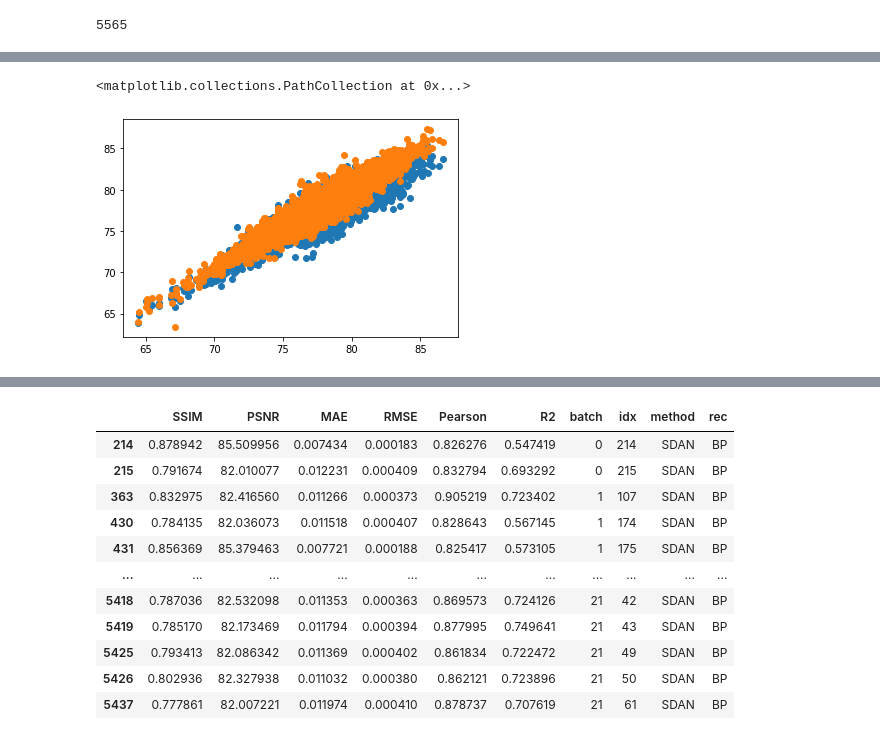
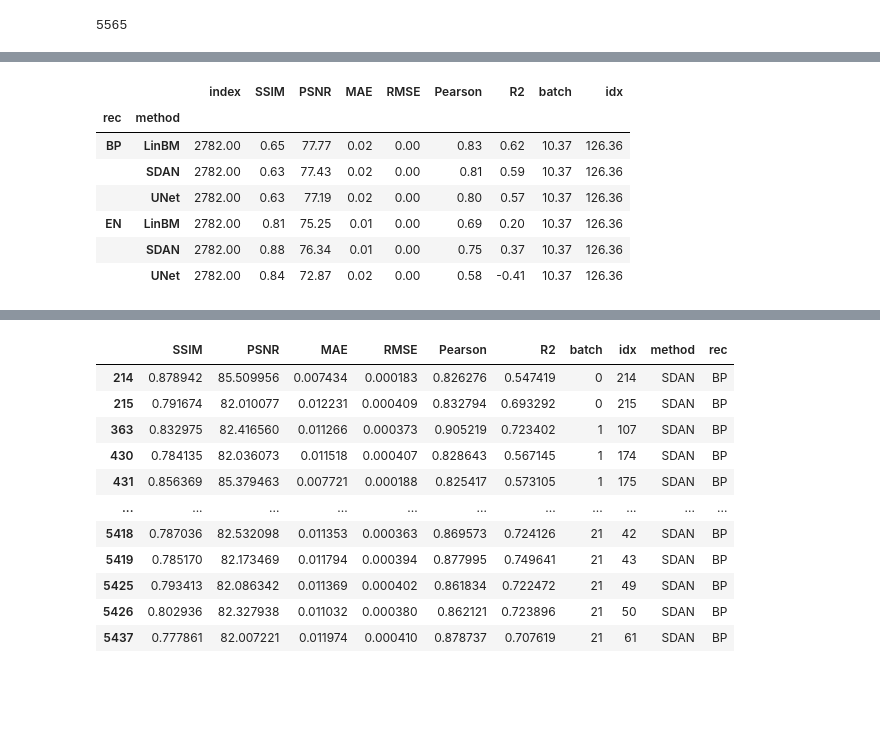
Before and after one commit to klanita/sigoat, a Jupyter notebook: table-olddata.ipynb, the cells around one changed output, grey strips where cells are left out. Cells and saved outputs as stored; diff of their text form; code cells hidden in the pictures; blank space fills up the shorter version.

```diff
--- a/table-olddata.ipynb
+++ b/table-olddata.ipynb
@@ -179,6 +189,7 @@ def get_images(i, batch, plot=False, fname=None):
     gt_lin_bp = np.rot90(scale(linear_GT_bp[batch*256+i], qualtile_clip=False))[:, ::-1]
 
     unet_bp = np.rot90(scale(unet[batch*256+i], qualtile_clip=False))[:, ::-1]
+    unet_en_sample = np.rot90(scale(unet_en[batch*256+i], qualtile_clip=False))[:, ::-1]
 
     en = scale(np.rot90(rec_en[i])[:, ::-1])
     bp = scale(np.rot90(rec_bp[i])[:, ::-1])
@@ -203,6 +214,7 @@ def get_images(i, batch, plot=False, fname=None):
         # axs[0, 2].set_title('BP')
 
         axs[0, 3].imshow(unet_bp, cmap='gray', vmin=-0.2, vmax=1.2)
+        axs[1, 3].imshow(unet_en_sample, cmap='gray', vmin=-0.2, vmax=1.2)
         # axs[0, 3].set_title('UNet')
 
         for i in range(2):
@@ -223,8 +235,9 @@ def get_images(i, batch, plot=False, fname=None):
     metrics_lin_bp = get_metrics(gt_bp, gt_lin_bp, i, batch)
     metrics_bp = get_metrics(gt_bp, bp, i, batch)
     metrics_unet = get_metrics(gt_bp, unet_bp, i, batch)
+    metrics_unet_en = get_metrics(gt_en, unet_en_sample, i, batch)
 
-    return metrics_en, metrics_bp, metrics_lin_bp, metrics_lin_en, metrics_unet
+    return metrics_en, metrics_bp, metrics_lin_bp, metrics_lin_en, metrics_unet, metrics_unet_en
 
 
 idx = 1341
@@ -278,8 +282,10 @@ metrics_bp_total = {'SSIM': [], 'PSNR': [], 'MAE': [], 'RMSE': [], 'Pearson': []
 metrics_lin_bp_total = {'SSIM': [], 'PSNR': [], 'MAE': [], 'RMSE': [], 'Pearson': [], 'R2': [], 'batch': [], 'idx': []}
 metrics_lin_en_total = {'SSIM': [], 'PSNR': [], 'MAE': [], 'RMSE': [], 'Pearson': [], 'R2': [], 'batch': [], 'idx': []}
 metrics_unet_total = {'SSIM': [], 'PSNR': [], 'MAE': [], 'RMSE': [], 'Pearson': [], 'R2': [], 'batch': [], 'idx': []}
+metrics_unet_en_total = {'SSIM': [], 'PSNR': [], 'MAE': [], 'RMSE': [], 'Pearson': [], 'R2': [], 'batch': [], 'idx': []}
 
-n_batches = 22
+# n_batches = 22
+n_batches = 4
 for batch in range(n_batches):
 # batch = np.random.choice(n_batches)
     file_input = f'{folder_rec}/Reconstructions/real_{batch}_multi_signal_with_RC/real_{batch}_multi_signal_with_RC.h5'
@@ -287,18 +293,23 @@ for batch in range(n_batches):
     rec_bp = rec['BackProjection']
     rec_en = rec['ElasticNet 1e-5']
     n = rec_en.shape[0]
-    # n = 256
+    # n = 3
     pbar = tqdm(range(n))
     for i in pbar:
-        metrics_en, metrics_bp, metrics_lin_bp, metrics_lin_en, metrics_unet = get_images(i, batch, False)
+        metrics_en, metrics_bp, metrics_lin_bp, metrics_lin_en, metrics_unet, metrics_unet_en = get_images(i, batch, False)
         for k in metrics_en:
             metrics_en_total[k].append(metrics_en[k])
             metrics_bp_total[k].append(metrics_bp[k])
             metrics_lin_bp_total[k].append(metrics_lin_bp[k])
             metrics_lin_en_total[k].append(metrics_lin_en[k])
             metrics_unet_total[k].append(metrics_unet[k])
-        pbar.set_description(f"[{batch}]: SSIM_en={np.mean(metrics_en_total['SSIM']):.2f}, \
-            SSIM_bm_en={np.mean(metrics_lin_en_total['SSIM']):.2f}, \
-                SSIM_bp={np.mean(metrics_bp_total['SSIM']):.2f}, \
-                    SSIM_unet={np.mean(metrics_unet_total['SSIM']):.2f}, \
-                        SSIM_bm_bp={np.mean(metrics_lin_bp_total['SSIM']):.2f}")
+            metrics_unet_en_total[k].append(metrics_unet_en[k])
+
+        pbar.set_description(
+            f"[{batch}]: " +\
+            f"SSIM_lin_en={np.mean(metrics_lin_en_total['SSIM']):.2f}, " +\
+            f"SSIM_en={np.mean(metrics_en_total['SSIM']):.2f}, " +\
+            f"SSIM_unet_en={np.mean(metrics_unet_en_total['SSIM']):.2f}, " + \
+            f"SSIM_lin_bp={np.mean(metrics_lin_bp_total['SSIM']):.2f}, " + \
+            f"SSIM_bp={np.mean(metrics_bp_total['SSIM']):.2f}, " + \
+            f"SSIM_unet={np.mean(metrics_unet_total['SSIM']):.2f}," )
@@ -462,9 +511,14 @@ plt.plot([m1, m2], [m1, m2], ':')
-# %%
-plt.scatter(df_bp.PSNR.values, df_unet.PSNR.values)
-plt.scatter(df_bp.PSNR.values, df_bp_linbm.PSNR.values)
-# %% [output]
-<matplotlib.collections.PathCollection at 0x...>
-[figure, removed]
+# %%
+df.groupby(['rec', 'method']).mean().style.format('{:.2f}')
+# %% [output]
+|  |  | index | SSIM | PSNR | MAE | RMSE | Pearson | R2 | batch | idx |
+| rec | method |  |  |  |  |  |  |  |  |  |
+| BP | LinBM | 2782.00 | 0.65 | 77.77 | 0.02 | 0.00 | 0.83 | 0.62 | 10.37 | 126.36 |
+|  | SDAN | 2782.00 | 0.63 | 77.43 | 0.02 | 0.00 | 0.81 | 0.59 | 10.37 | 126.36 |
+|  | UNet | 2782.00 | 0.63 | 77.19 | 0.02 | 0.00 | 0.80 | 0.57 | 10.37 | 126.36 |
+| EN | LinBM | 2782.00 | 0.81 | 75.25 | 0.01 | 0.00 | 0.69 | 0.20 | 10.37 | 126.36 |
+|  | SDAN | 2782.00 | 0.88 | 76.34 | 0.01 | 0.00 | 0.75 | 0.37 | 10.37 | 126.36 |
+|  | UNet | 2782.00 | 0.84 | 72.87 | 0.02 | 0.00 | 0.58 | -0.41 | 10.37 | 126.36 |
 # %%
 batch = np.random.choice(1)
 i = np.random.choice(256)
```
Also changed, not shown: parts of 21 cells of this notebook, 4 other files.
